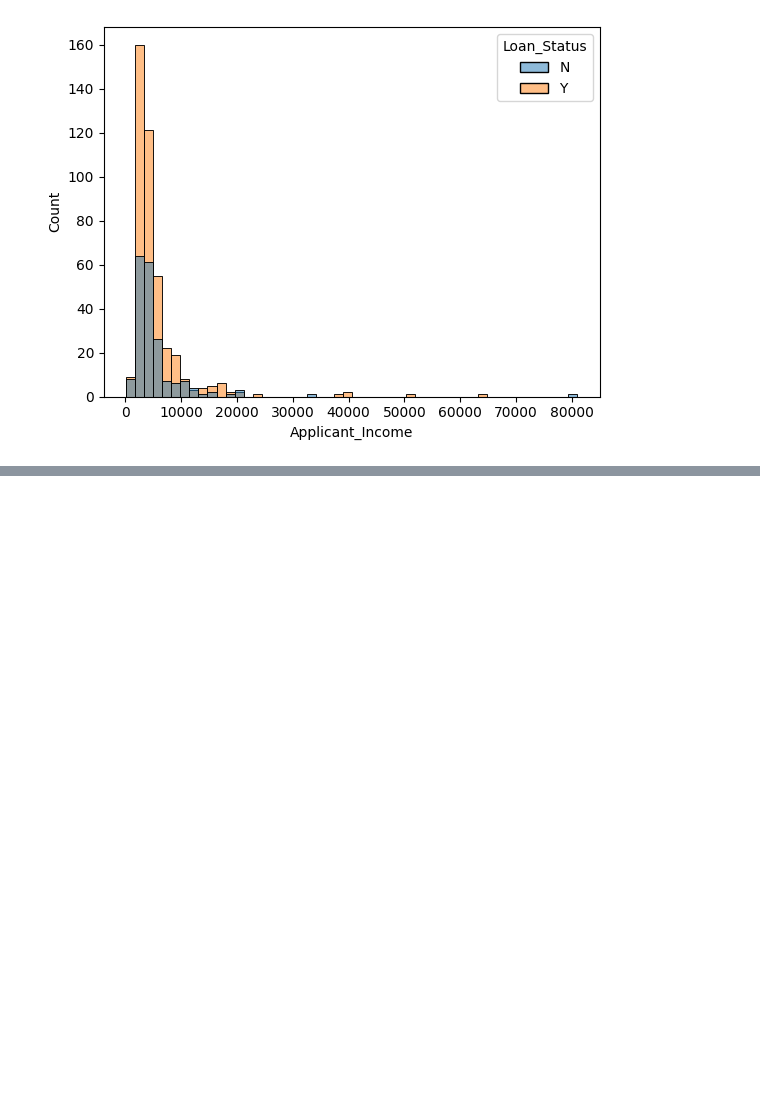
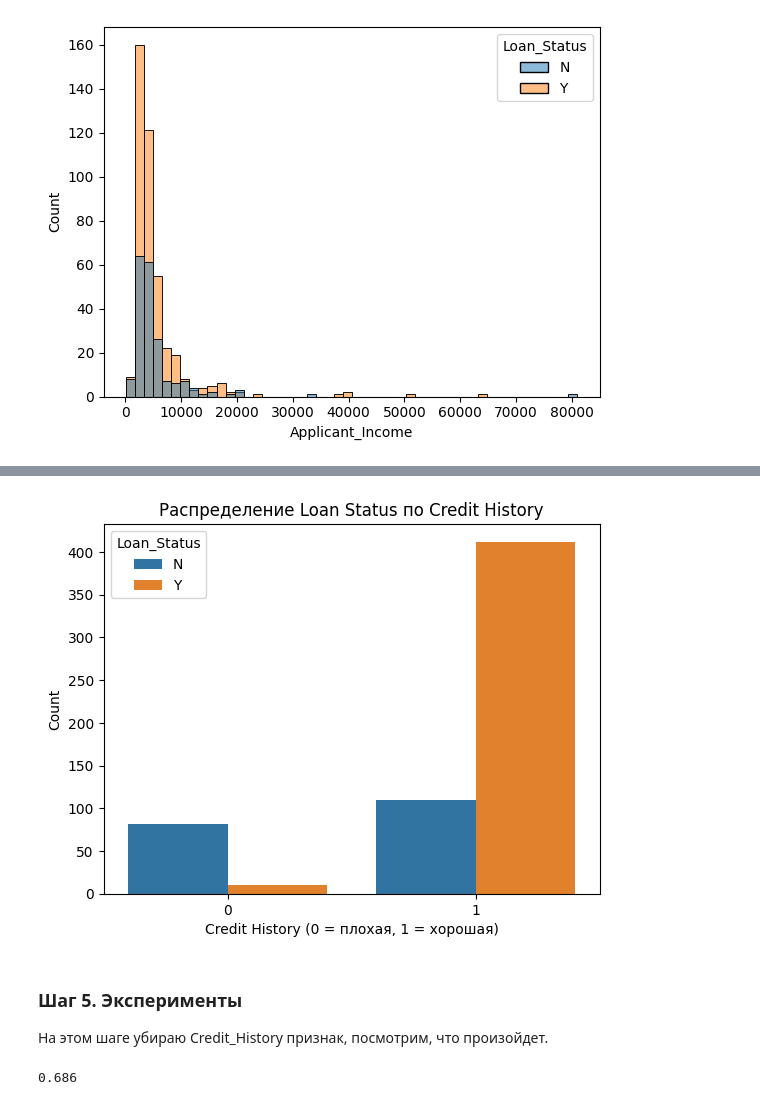
Before and after one commit to IvanovIurii/ML-HSE-2025, a Jupyter notebook: hw1.ipynb, the cells around one changed output, grey strips where cells are left out. Drawn from its saved outputs; the diff is of its cells as text; code cells hidden in the pictures; blank space fills up the shorter version.

```diff
--- a/hw1.ipynb
+++ b/hw1.ipynb
@@ -371,0 +387,76 @@ plt.show()
+# %%
+# Построим countplot, чтобы посмотреть распределение Loan_Status при Credit_History = 0 или 1
+sns.countplot(data=df, x='Credit_History', hue='Loan_Status')
+plt.title("Распределение Loan Status по Credit History")
+plt.xlabel("Credit History (0 = плохая, 1 = хорошая)")
+plt.ylabel("Count")
+plt.show()
+
+# Вот тут видно, что в основном кредит выдается людям с кредитной историей, вот такой вот замкнутый круг:
+#  чтобы получить кредит - нужна кредитная история, но чтобы история была - нужны уже полученные и выплаченные кредиты
+# %% [output]
+[figure, added]
+# %% [markdown]
+### Шаг 5. Эксперименты
+
+На этом шаге убираю Credit_History признак, посмотрим, что произойдет.
+# %%
+feature_columns = [
+    "Gender",
+    "Married",
+    "Dependents",
+    "Education",
+    "Self_Employed",
+    "Applicant_Income",
+    "Coapplicant_Income",
+    "Loan_Amount",
+    "Loan_Amount_Term"
+]
+
+features_matrix = df[feature_columns].copy()
+
+features_train, features_test, target_train, target_test = train_test_split(
+    features_matrix,
+    target_vector,
+    test_size=0.3,
+    stratify=target_vector,
+    random_state=42
+)
+
+features_numeric_columns = (
+    df[feature_columns]
+    .select_dtypes(include="number")
+    .columns
+    .tolist()
+)
+
+features_categorical_columns = (
+    df[feature_columns]
+    .select_dtypes(exclude="number")
+    .columns
+    .tolist()
+)
+
+preprocessor = ColumnTransformer(
+    transformers=[
+        ("scale_numeric", numeric_transformer, features_numeric_columns),
+        ("onehot_categorical", categorical_transformer, features_categorical_columns),
+    ],
+    remainder="drop"
+)
+
+classification_model = LogisticRegression(max_iter=1000)
+
+logistic_regression = Pipeline(
+    steps=[
+        ("preprocess", preprocessor),
+        ("clf", classification_model)
+    ]
+)
+
+logistic_regression.fit(features_train, target_train)
+test_predictions = logistic_regression.predict(features_test)
+
+print(round(accuracy_score(target_test, test_predictions), 3))
+# %% [output]
+0.686
```
Also changed, not shown: parts of 18 cells of this notebook.
